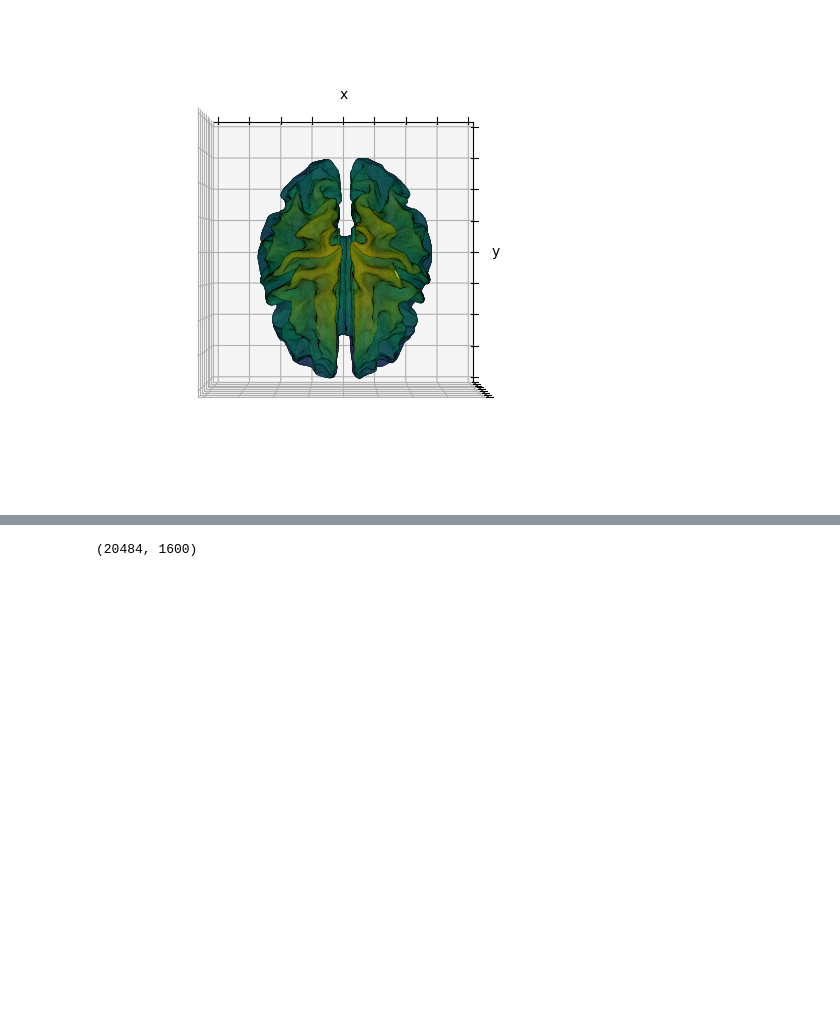
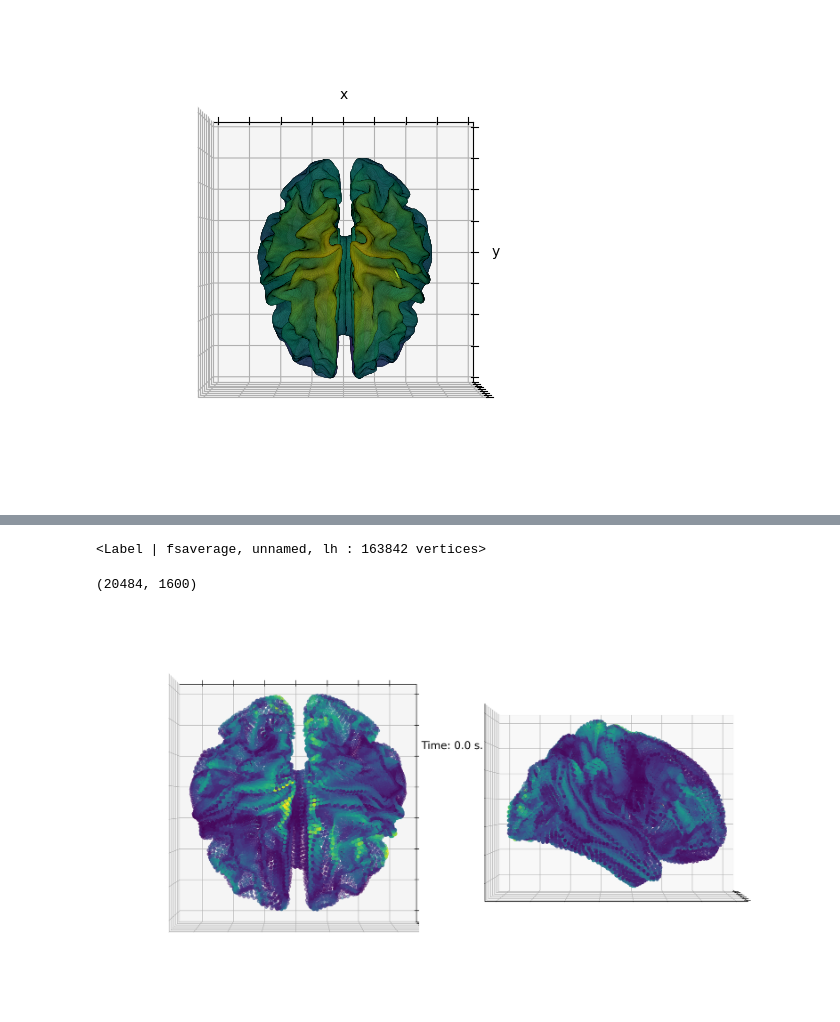
Before and after one commit to gjoelbye/TCAV-BENDR, a Jupyter notebook: notebooks/notebook-mnebrain.ipynb, the cells around one changed output, grey strips where cells are left out. Cells and saved outputs as stored; diff of their text form; code cells hidden in the pictures; blank space fills up the shorter version.

Commit message:
stc labels

```diff
--- a/notebooks/notebook-mnebrain.ipynb
+++ b/notebooks/notebook-mnebrain.ipynb
@@ -215,7 +235,7 @@ method = "sLORETA"
 inv = mne.minimum_norm.make_inverse_operator(
     raw.info, fwd, cov, verbose=True)
 
-stc = mne.minimum_norm.apply_inverse_raw(raw, inv, lambda2, method=method, start=imin, stop=imax)
+stc = mne.minimum_norm.apply_inverse_raw(raw, inv, lambda2, method=method, start=imin, stop=imax, verbose=0)
 # %% [output]
 Converting forward solution to surface orientation
     No patch info available. The standard source space normals will be employed in the rotation to the local surface coordinates....
@@ -237,3 +264,7 @@ Applying loose dipole orientations to surface source spaces: 0.2
+# %%
+labs.#
+# %% [output]
+<Label | fsaverage, unnamed, lh : 163842 vertices>
 # %%
 d = stc.data
 d.shape
@@ -261,17 +292,21 @@ def plot_sources(source_locations, source_estimates, time_idx=0, views = [(90,90
 
     if save_fig:
         plt.savefig(f'Source Estimates/source_estimate{time_idx}', bbox_inches='tight', transparent=True)
-    plt.close(fig)
-    #plt.tight_layout(pad=-10)
-    #plt.show()
+
+    plt.tight_layout(pad=-10)
+    plt.show()
 # %%
 from tqdm import trange
 
 for i in trange(1000):
     i = 1
 # %%
-for idx in trange(stc.data.shape[1]):
-    plot_sources(source_locations, stc.data.T, time_idx=idx, views = [(90,90), (0,0)], save_fig=True)
+#for idx in trange(stc.data.shape[1]):
+ #   plot_sources(source_locations, stc.data.T, time_idx=idx, views = [(90,90), (0,0)], save_fig=True)
+
+plot_sources(source_locations, stc.data.T, time_idx=0, views = [(90,90), (0,0)], save_fig=True)
+# %% [output]
+[figure, added]
 # %%
 fig = plt.figure(figsize=(12,8))
 
```
Also changed, not shown: parts of 9 cells of this notebook.
